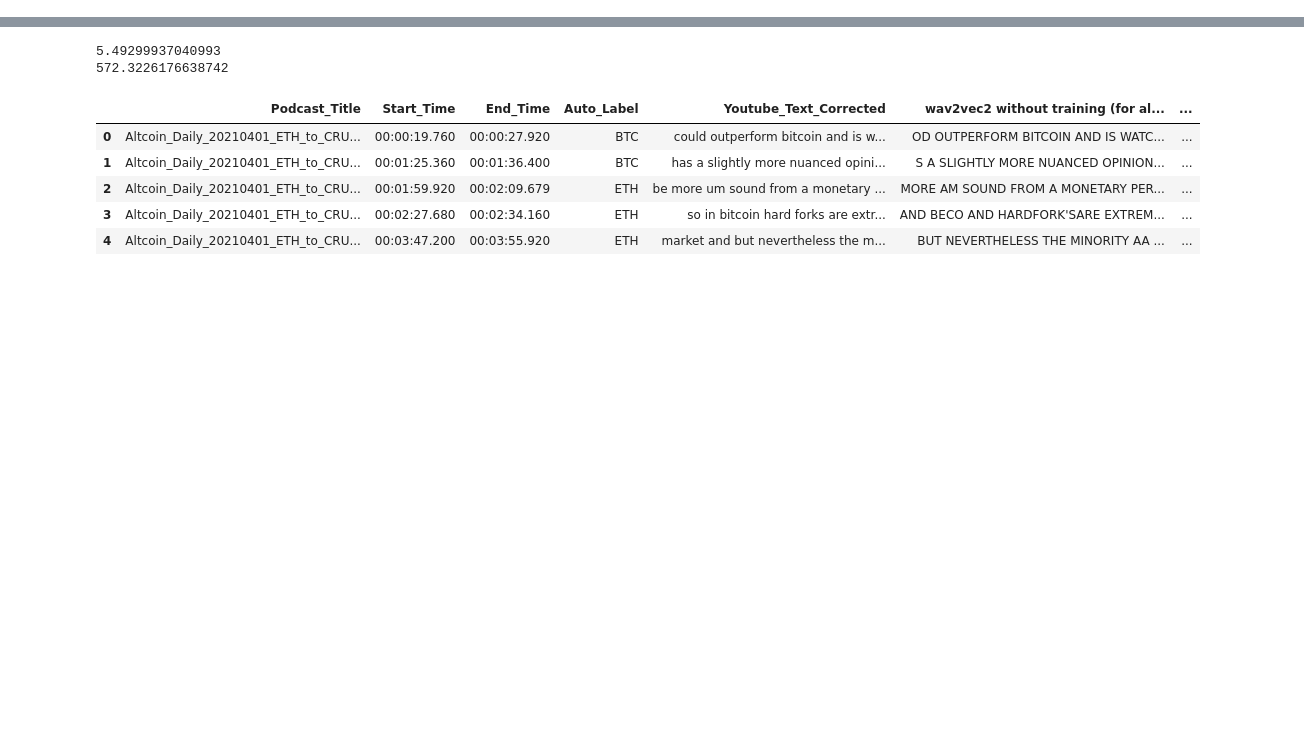
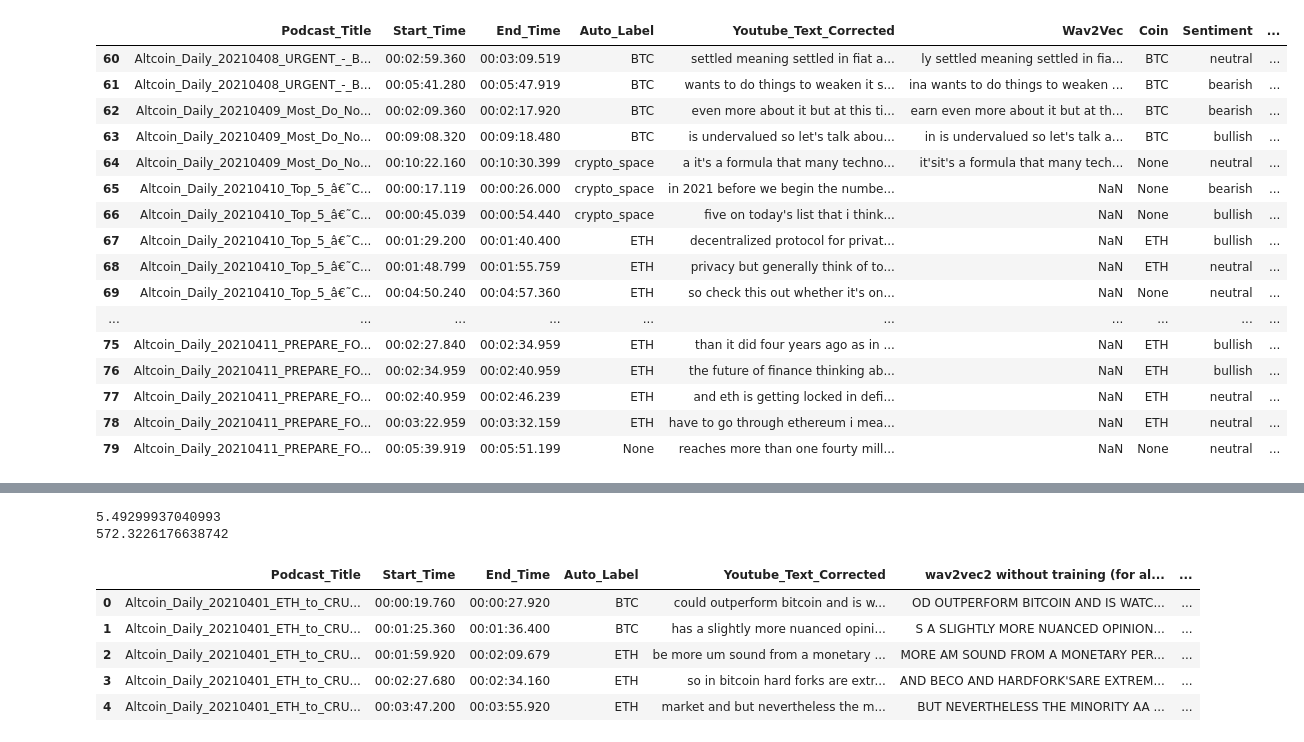
Before and after one commit to distractedm1nd/mar2moon, a Jupyter notebook: scripts/ExtractAudioFeatures.ipynb, the cells around one changed output, grey strips where cells are left out. Cells and saved outputs as stored; diff of their text form; code cells hidden in the pictures; blank space fills up the shorter version.

```diff
--- a/scripts/ExtractAudioFeatures.ipynb
+++ b/scripts/ExtractAudioFeatures.ipynb
@@ -14,7 +34,27 @@ df = pd.read_excel(sentiment_labelling_file)
 # %%
 # Fix podcast names
 
-df["Podcast_Title"] = df["Podcast_Title"].apply(lambda x: x.replace(" ", "_").replace(":", "_"))
+df["Podcast_Title"] = df["Podcast_Title"].apply(lambda x: x.replace(" ", "_").replace(":", "_").replace("’", "_"))
+# %%
+df[60:80]
+# %% [output]
+|  | Podcast_Title | Start_Time | End_Time | Auto_Label | Youtube_Text_Corrected | Wav2Vec | Coin | Sentiment | ... |
+| 60 | Altcoin_Daily_20210408_URGENT_-_B... | 00:02:59.360 | 00:03:09.519 | BTC | settled meaning settled in fiat a... | ly settled meaning settled in fia... | BTC | neutral | ... |
+| 61 | Altcoin_Daily_20210408_URGENT_-_B... | 00:05:41.280 | 00:05:47.919 | BTC | wants to do things to weaken it s... | ina wants to do things to weaken ... | BTC | bearish | ... |
+| 62 | Altcoin_Daily_20210409_Most_Do_No... | 00:02:09.360 | 00:02:17.920 | BTC | even more about it but at this ti... | earn even more about it but at th... | BTC | bearish | ... |
+| 63 | Altcoin_Daily_20210409_Most_Do_No... | 00:09:08.320 | 00:09:18.480 | BTC | is undervalued so let's talk abou... | in is undervalued so let's talk a... | BTC | bullish | ... |
+| 64 | Altcoin_Daily_20210409_Most_Do_No... | 00:10:22.160 | 00:10:30.399 | crypto_space | a it's a formula that many techno... | it'sit's a formula that many tech... | None | neutral | ... |
+| 65 | Altcoin_Daily_20210410_Top_5_â€˜C... | 00:00:17.119 | 00:00:26.000 | crypto_space | in 2021 before we begin the numbe... | NaN | None | bearish | ... |
+| 66 | Altcoin_Daily_20210410_Top_5_â€˜C... | 00:00:45.039 | 00:00:54.440 | crypto_space | five on today's list that i think... | NaN | None | bullish | ... |
+| 67 | Altcoin_Daily_20210410_Top_5_â€˜C... | 00:01:29.200 | 00:01:40.400 | ETH | decentralized protocol for privat... | NaN | ETH | bullish | ... |
+| 68 | Altcoin_Daily_20210410_Top_5_â€˜C... | 00:01:48.799 | 00:01:55.759 | ETH | privacy but generally think of to... | NaN | ETH | neutral | ... |
+| 69 | Altcoin_Daily_20210410_Top_5_â€˜C... | 00:04:50.240 | 00:04:57.360 | ETH | so check this out whether it's on... | NaN | None | neutral | ... |
+| ... | ... | ... | ... | ... | ... | ... | ... | ... | ... |
+| 75 | Altcoin_Daily_20210411_PREPARE_FO... | 00:02:27.840 | 00:02:34.959 | ETH | than it did four years ago as in ... | NaN | ETH | bullish | ... |
+| 76 | Altcoin_Daily_20210411_PREPARE_FO... | 00:02:34.959 | 00:02:40.959 | ETH | the future of finance thinking ab... | NaN | ETH | bullish | ... |
+| 77 | Altcoin_Daily_20210411_PREPARE_FO... | 00:02:40.959 | 00:02:46.239 | ETH | and eth is getting locked in defi... | NaN | ETH | neutral | ... |
+| 78 | Altcoin_Daily_20210411_PREPARE_FO... | 00:03:22.959 | 00:03:32.159 | ETH | have to go through ethereum i mea... | NaN | ETH | neutral | ... |
+| 79 | Altcoin_Daily_20210411_PREPARE_FO... | 00:05:39.919 | 00:05:51.199 | None | reaches more than one fourty mill... | NaN | None | neutral | ... |
 # %%
 # Extract audio clips
 # %%
```
Also changed, not shown: parts of 6 cells of this notebook, 3 other files.
